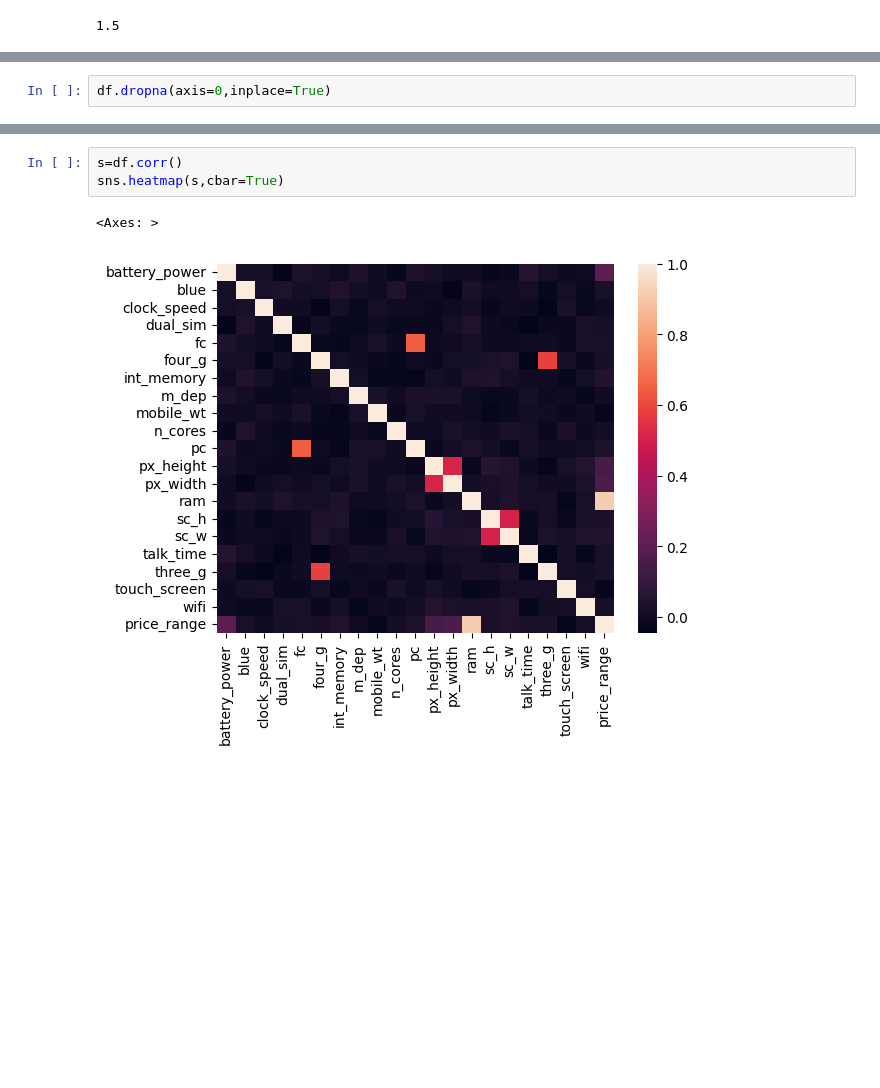
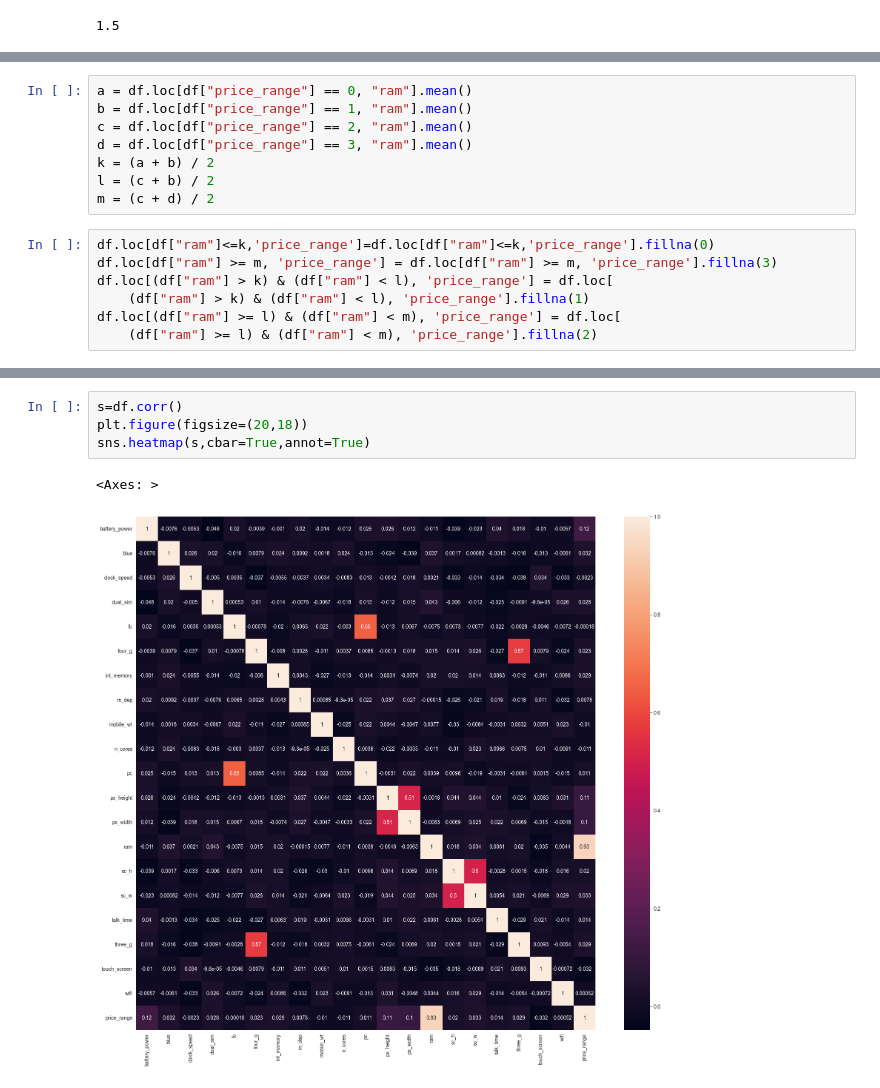
Before and after one commit to AyushAgarwalGithub/probation, a Jupyter notebook: EDA.ipynb, the cells around one changed output, grey strips where cells are left out. Saved outputs shown, nothing was run; the diff lists cells and outputs as text; blank space fills up the shorter version.

```diff
--- a/EDA.ipynb
+++ b/EDA.ipynb
@@ -104,2 +87,0 @@ df.mode(dropna=True)
-# %%
-df.dropna(axis=0,inplace=True)
@@ -106,3 +95,18 @@ df.dropna(axis=0,inplace=True)
+# %%
+a = df.loc[df["price_range"] == 0, "ram"].mean()
+b = df.loc[df["price_range"] == 1, "ram"].mean()
+c = df.loc[df["price_range"] == 2, "ram"].mean()
+d = df.loc[df["price_range"] == 3, "ram"].mean()
+k = (a + b) / 2
+l = (c + b) / 2
+m = (c + d) / 2
+# %%
+df.loc[df["ram"]<=k,'price_range']=df.loc[df["ram"]<=k,'price_range'].fillna(0)
+df.loc[df["ram"] >= m, 'price_range'] = df.loc[df["ram"] >= m, 'price_range'].fillna(3)
+df.loc[(df["ram"] > k) & (df["ram"] < l), 'price_range'] = df.loc[
+    (df["ram"] > k) & (df["ram"] < l), 'price_range'].fillna(1)
+df.loc[(df["ram"] >= l) & (df["ram"] < m), 'price_range'] = df.loc[
+    (df["ram"] >= l) & (df["ram"] < m), 'price_range'].fillna(2)
 # %%
 df
 # %% [output]
@@ -122,6 +146,7 @@ df
 # %%
 s=df.corr()
-sns.heatmap(s,cbar=True)
+plt.figure(figsize=(20,18))
+sns.heatmap(s,cbar=True,annot=True)
 # %% [output]
 <Axes: >
-[figure, old version]
+[figure, new version]
```
Also changed, not shown: parts of 47 cells of this notebook.
